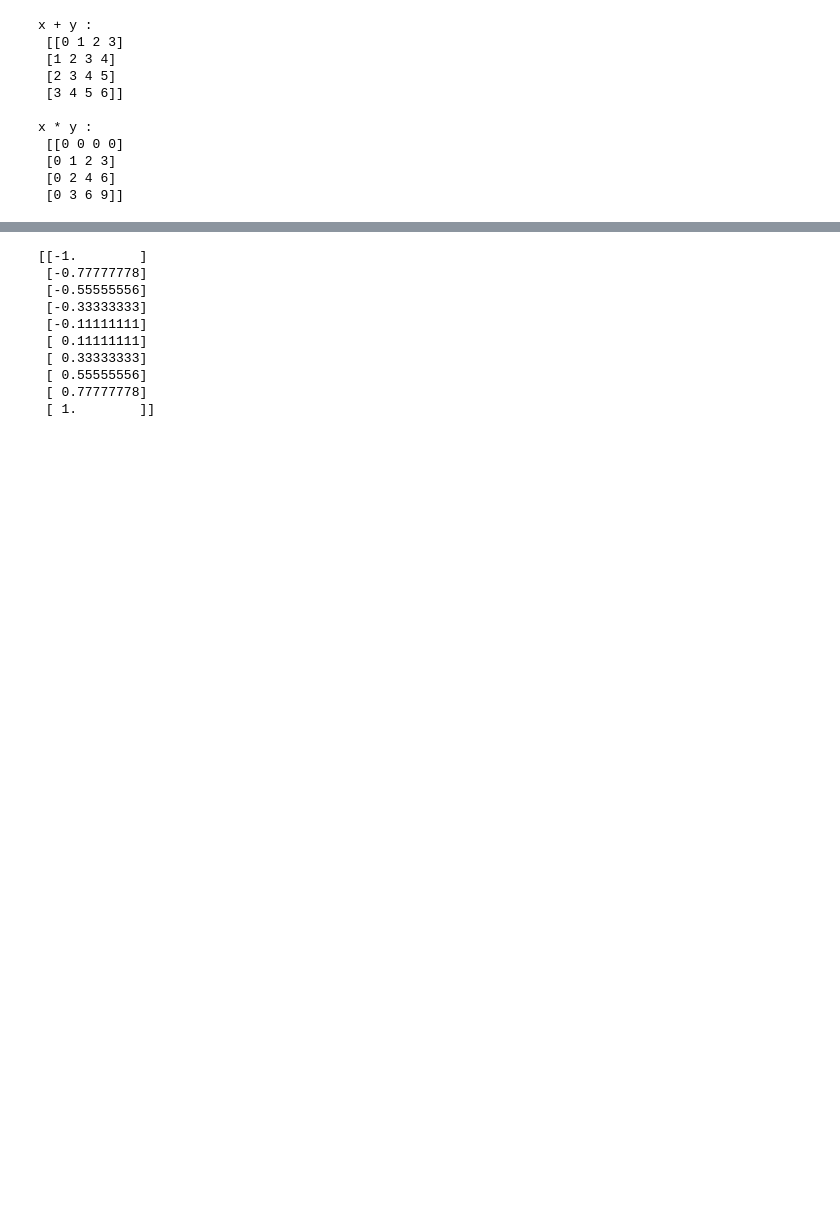
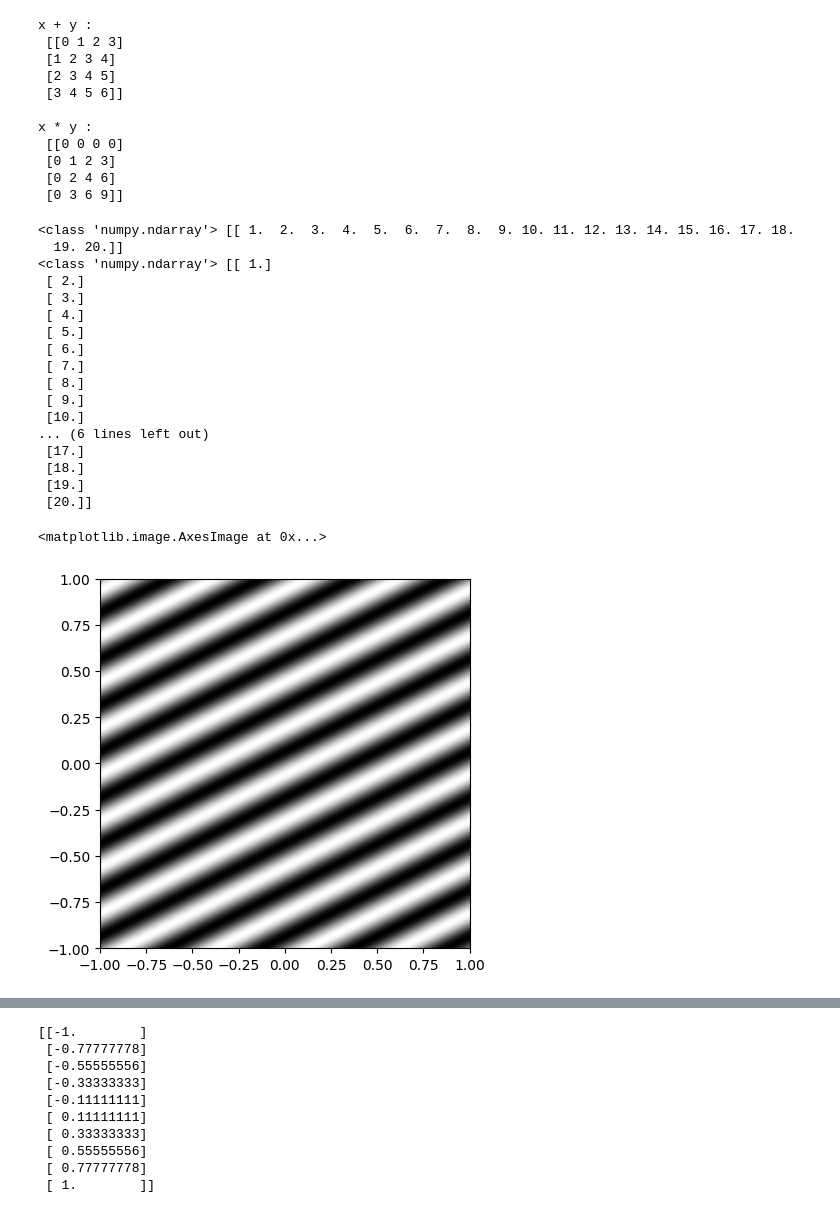
Before and after one commit to alvaro1981/jupyter-notebooks, a Jupyter notebook: mgrid_ogrid.ipynb, the cells around one changed output, grey strips where cells are left out. Drawn from its saved outputs; the diff is of its cells as text; code cells hidden in the pictures; blank space fills up the shorter version.

```diff
--- a/mgrid_ogrid.ipynb
+++ b/mgrid_ogrid.ipynb
@@ -51,14 +51,38 @@ x * y :
  [0 3 6 9]]
 # %%
 wavelength = 0.5
+r= np.array([np.linspace(1,20,20)])
+print(type(r), r)
+c = r.T
+print(type(c), c)
 x = np.array([np.linspace(-1, 1, 1000)],)
 y = x.T
 output = np.sin(2 * np.pi * (x + 2 * y) / wavelength)
 plt.imshow(
     output,
     cmap="gray",
     extent=[np.min(x), np.max(x), np.min(y), np.max(y)]
 )
+# %% [output]
+<class 'numpy.ndarray'> [[ 1.  2.  3.  4.  5.  6.  7.  8.  9. 10. 11. 12. 13. 14. 15. 16. 17. 18.
+  19. 20.]]
+<class 'numpy.ndarray'> [[ 1.]
+ [ 2.]
+ [ 3.]
+ [ 4.]
+ [ 5.]
+ [ 6.]
+ [ 7.]
+ [ 8.]
+ [ 9.]
+ [10.]
+... (6 lines left out)
+ [17.]
+ [18.]
+ [19.]
+ [20.]]
+<matplotlib.image.AxesImage at 0x...>
+[figure, added]
 # %%
 x = np.array(range(5))
 y = np.array(range(12, 17))
```
Also changed, not shown: parts of 10 cells of this notebook, 1 other file.
